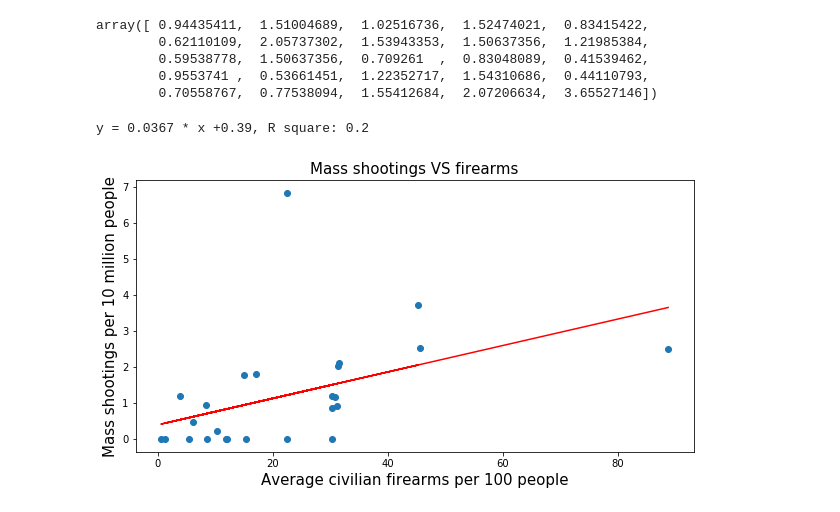
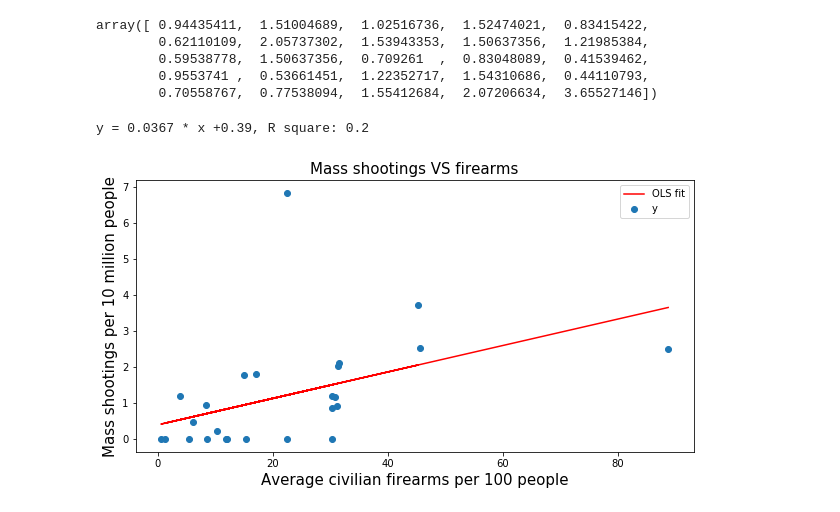
Before and after one commit to picniclin/PUI2017_yl5240, a Jupyter notebook: HW5_yl5240/HW5_Assignment3_yl5240.ipynb, the cells around one changed output. Saved outputs shown, nothing was run; the diff lists cells and outputs as text; code cells hidden in the pictures.

```diff
--- a/HW5_yl5240/HW5_Assignment3_yl5240.ipynb
+++ b/HW5_yl5240/HW5_Assignment3_yl5240.ipynb
@@ -498,15 +502,16 @@ array([ 0.94435411,  1.51004689,  1.02516736,  1.52474021,  0.83415422,
         0.70558767,  0.77538094,  1.55412684,  2.07206634,  3.65527146])
 # %%
 plt.figure(figsize=(10,5))
-plt.scatter(m_f_lm.x, m_f_lm.y)
-plt.plot(m_f_lm.x, lm.predict(m_f_lm[['x']]),c="r")
+plt.scatter(m_f_lm.x, m_f_lm.y, label = 'y')
+plt.plot(m_f_lm.x, lm.predict(m_f_lm[['x']]), c="r", label = 'OLS fit')
 plt.xlabel('Average civilian firearms per 100 people', fontsize = 15)
 plt.ylabel('Mass shootings per 10 million people', fontsize = 15)
 plt.title('Mass shootings VS firearms', fontsize = 15)
+plt.legend()
 text = 'y = ' + str(round(lm.params[1], 4)) + ' * x +' + str(round(lm.params[0],2)) + ', R square: ' + str(round(lm.rsquared,3))
 
 print(text)
 plt.show()
 # %% [output]
 y = 0.0367 * x +0.39, R square: 0.2
-[figure, old version]
+[figure, new version]
```
Also changed, not shown: parts of 8 cells of this notebook.
